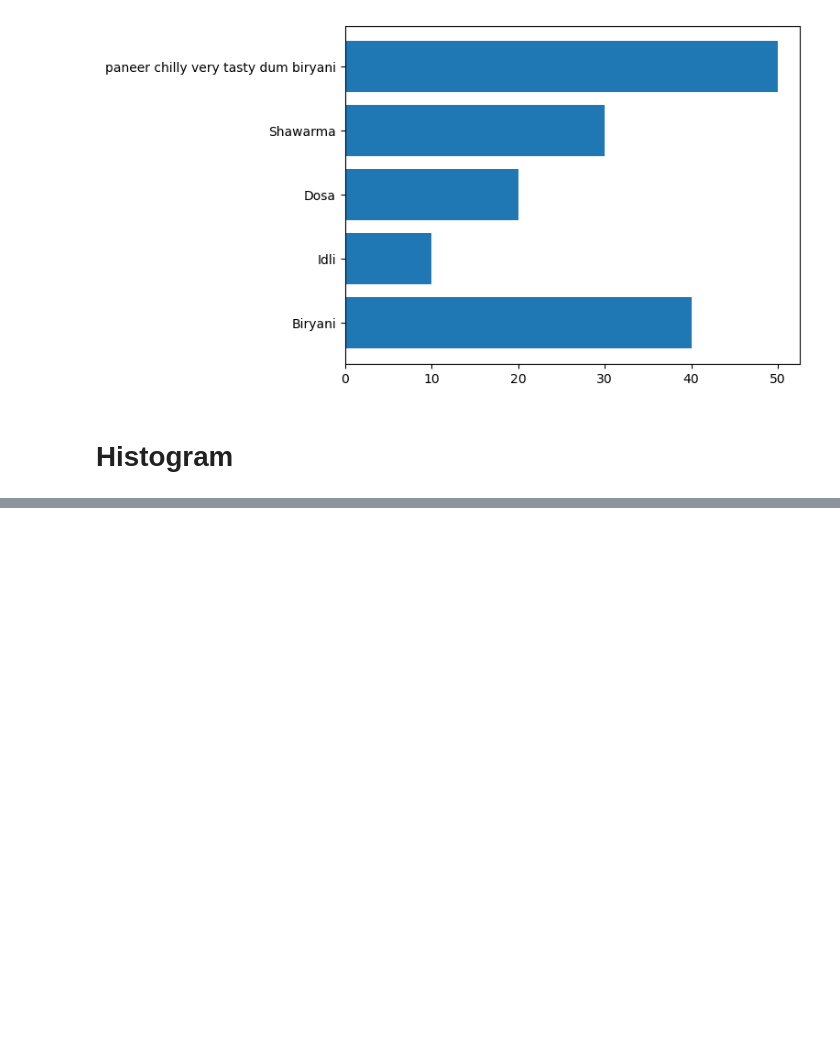
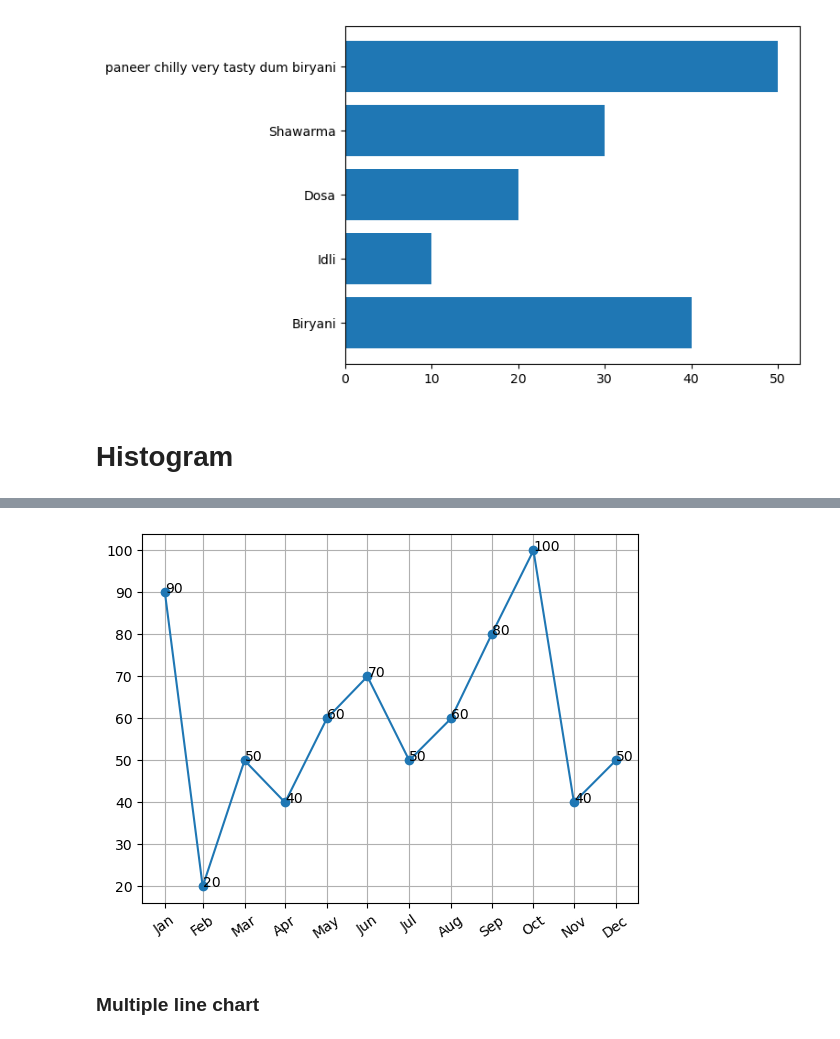
Before and after one commit to Shivacharan16/Data-Analytics-, a Jupyter notebook: Matplotlib.ipynb, the cells around one changed output, grey strips where cells are left out. Saved outputs shown, nothing was run; the diff lists cells and outputs as text; code cells hidden in the pictures; blank space fills up the shorter version.

```diff
--- a/Matplotlib.ipynb
+++ b/Matplotlib.ipynb
@@ -83,0 +102,15 @@ plt.show()
+# %%
+dates = pd.date_range(start = "2026-01-01", periods = 12, freq = 'ME')
+icecream_sales=[90,20,50,40,60,70,50,60,80,100,40,50]
+
+plt.plot(dates, icecream_sales, marker = 'o')
+
+for x,y in zip(dates, icecream_sales):
+    plt.text(x,y, str(y))
+plt.xticks(dates,dates.strftime("%b"), rotation = 35)
+plt.grid()
+plt.show()
+# %% [output]
+[figure, added]
+# %% [markdown]
+### Multiple line chart
```
Also changed, not shown: parts of 17 cells of this notebook.
